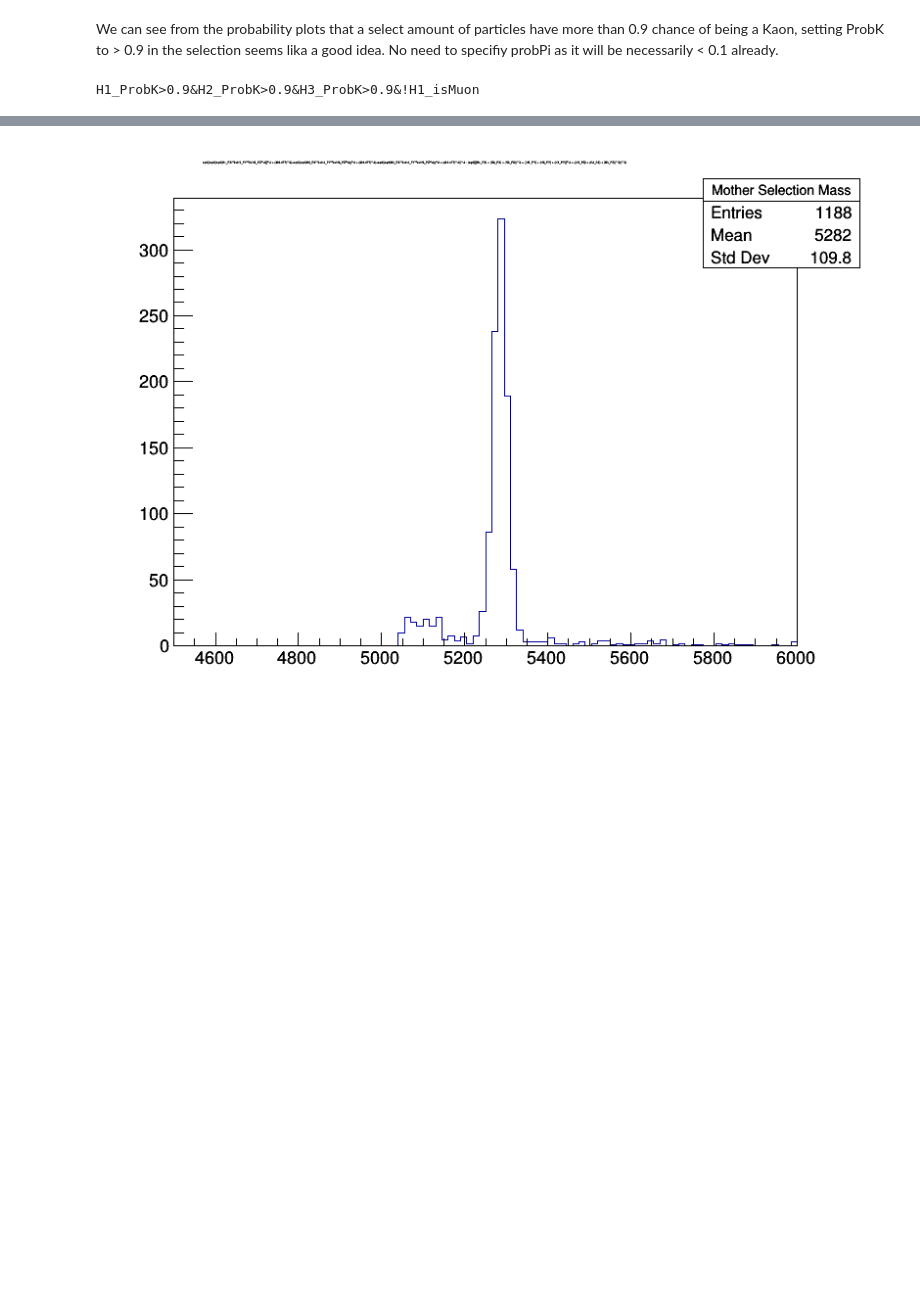
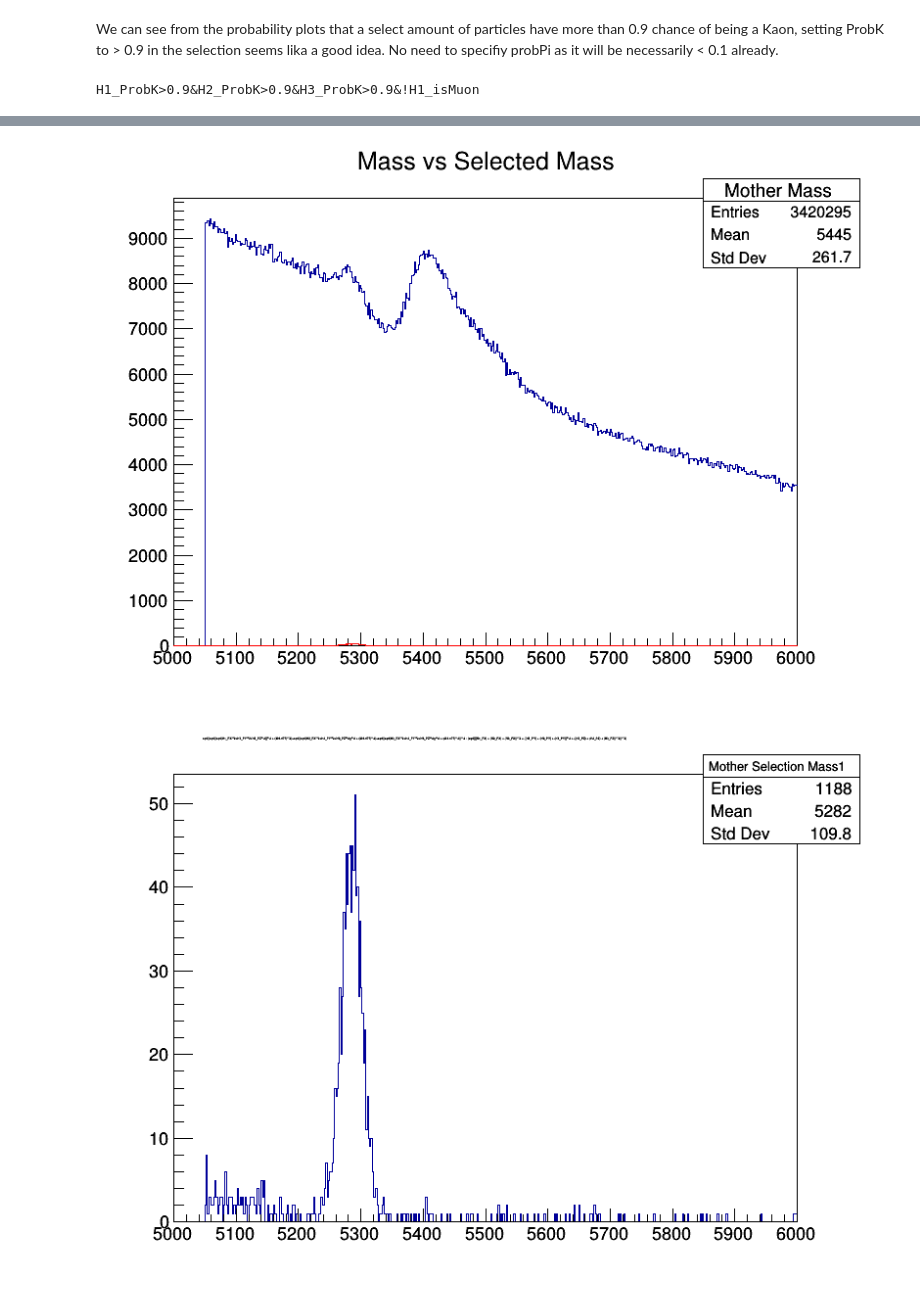
Before and after one commit to xspronken/bigdataW1, a Jupyter notebook: week4.ipynb, the cells around one changed output, grey strips where cells are left out. Cells and saved outputs as stored; diff of their text form; code cells hidden in the pictures; blank space fills up the shorter version.

```diff
--- a/week4.ipynb
+++ b/week4.ipynb
@@ -323,12 +330,26 @@ print(selection)
 
 CutTree=tree.CopyTree(selection)
 
-c = ROOT.TCanvas("SelectedMass","Selected_Mass",800,600)
+c = ROOT.TCanvas("comparedMass","comapred_Mass",800,600)
 
-CutTree.Draw(Mom_Mass + ">>Mother Selection Mass(100,4500,6000)")
+CutTree.Draw(Mom_Mass + ">>Mother Selection Mass(500,5000,6000)")
+tree.Draw(Mom_Mass + ">>Mother Mass(500,5000,6000)")
 
-histogram = ROOT.gDirectory.Get("Mother Selection Mass")
 
+histogram = ROOT.gDirectory.Get("Mother Mass")
+histogram2 = ROOT.gDirectory.Get("Mother Selection Mass")
+
+histogram.SetTitle("Mass vs Selected Mass")
+histogram.Draw()
+histogram2.SetLineColor(2)
+histogram2.Draw('same')
 c.Draw()
+
+b= ROOT.TCanvas("SelectedMass","Selected_Mass",800,600)
+CutTree.Draw(Mom_Mass + ">>Mother Selection Mass1(500,5000,6000)")
+
+mass_histogram = ROOT.gDirectory.Get("Mother Selection Mass1")
+
+b.Draw()
 # %% [output]
 H1_ProbK>0.9&H2_ProbK>0.9&H3_ProbK>0.9&!H1_isMuon
@@ -335,2 +358,3 @@ H1_ProbK>0.9&H2_ProbK>0.9&H3_ProbK>0.9&!H1_isMuon
-[figure, old version]
+[figure, new version]
+[figure, added]
 # %%
```
Also changed, not shown: parts of 24 cells of this notebook.
